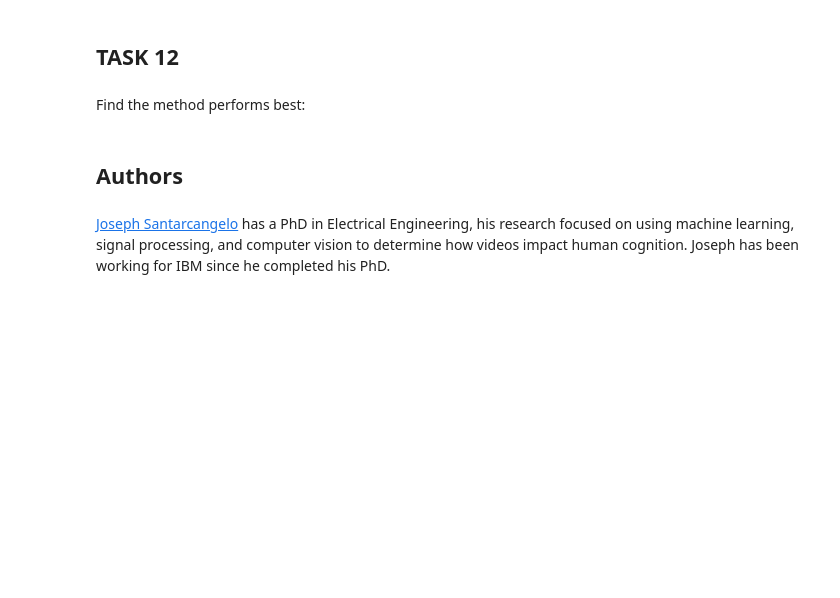
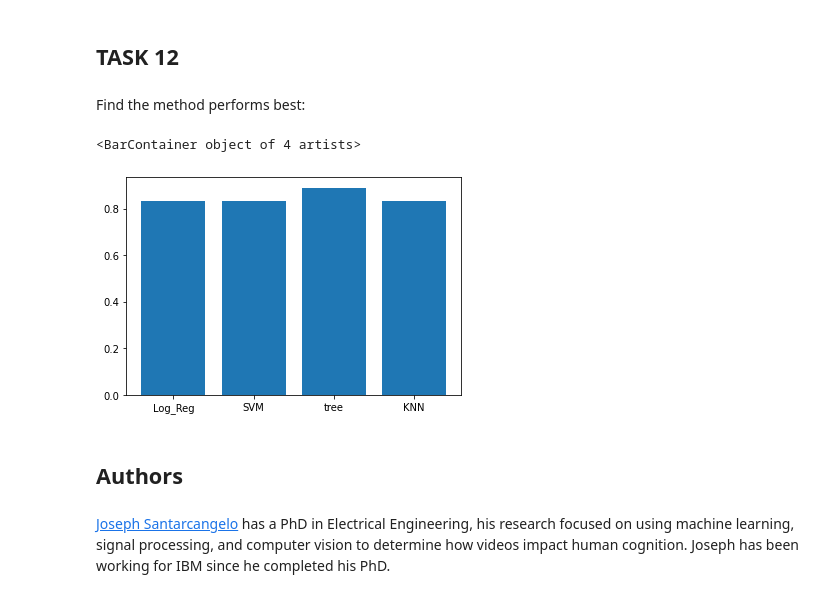
Before and after one commit to miladtz/Applied-Data-Science-Capstone-Final-Assignment, a Jupyter notebook: Machine Learning Prediction.ipynb, the cells around one changed output. Drawn from its saved outputs; the diff is of its cells as text; code cells hidden in the pictures; blank space fills up the shorter version.

```diff
--- a/Machine Learning Prediction.ipynb
+++ b/Machine Learning Prediction.ipynb
@@ -298,7 +297,7 @@ parameters = {'n_neighbors': [1, 2, 3, 4, 5, 6, 7, 8, 9, 10],
 KNN = KNeighborsClassifier()
 # %%
 knn_cv = GridSearchCV(KNN, parameters, cv=10)
-knn_cv.fit(X_train, y_train)
+knn_cv.fit(X_train, Y_train)
 # %% [output]
 GridSearchCV(cv=10, estimator=KNeighborsClassifier(),
              param_grid={'algorithm': ['auto', 'ball_tree', 'kd_tree', 'brute'],
@@ -315,4 +314,4 @@ accuracy : 0.8482142857142858
 # %% [markdown]
 Calculate the accuracy of tree_cv on the test data using the method <code>score</code>:
 # %%
-knn_cv.score(X_test, Y_test)
+acc_dict['KNN'] = knn_cv.score(X_test, Y_test)
@@ -334,3 +329,11 @@ Find the method performs best:
+# %%
+keys = acc_dict.keys()
+values = acc_dict.values()
+
+plt.bar(keys, values)
+# %% [output]
+<BarContainer object of 4 artists>
+[figure, added]
 # %% [markdown]
 ## Authors
 # %% [markdown]
```
Also changed, not shown: parts of 12 cells of this notebook.
